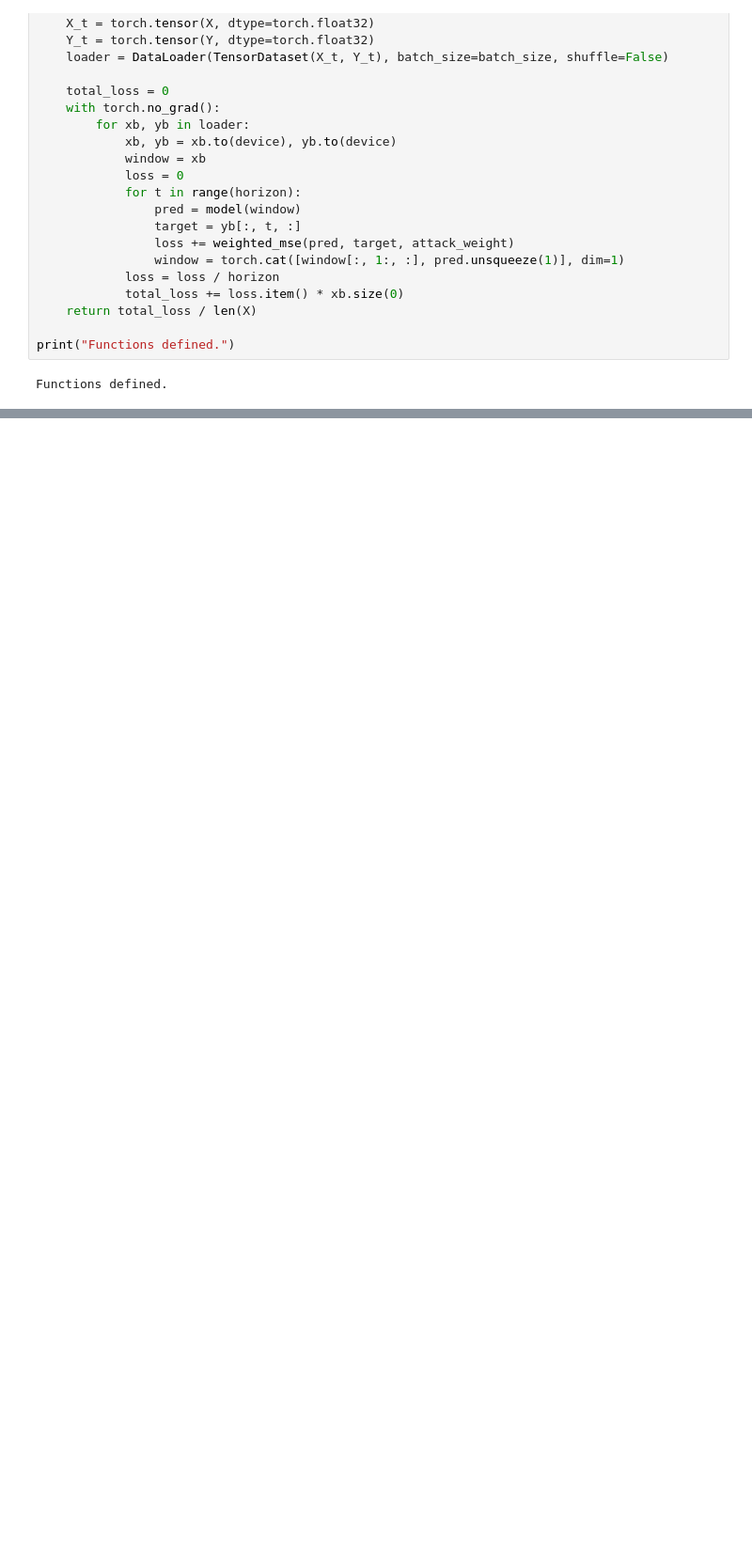
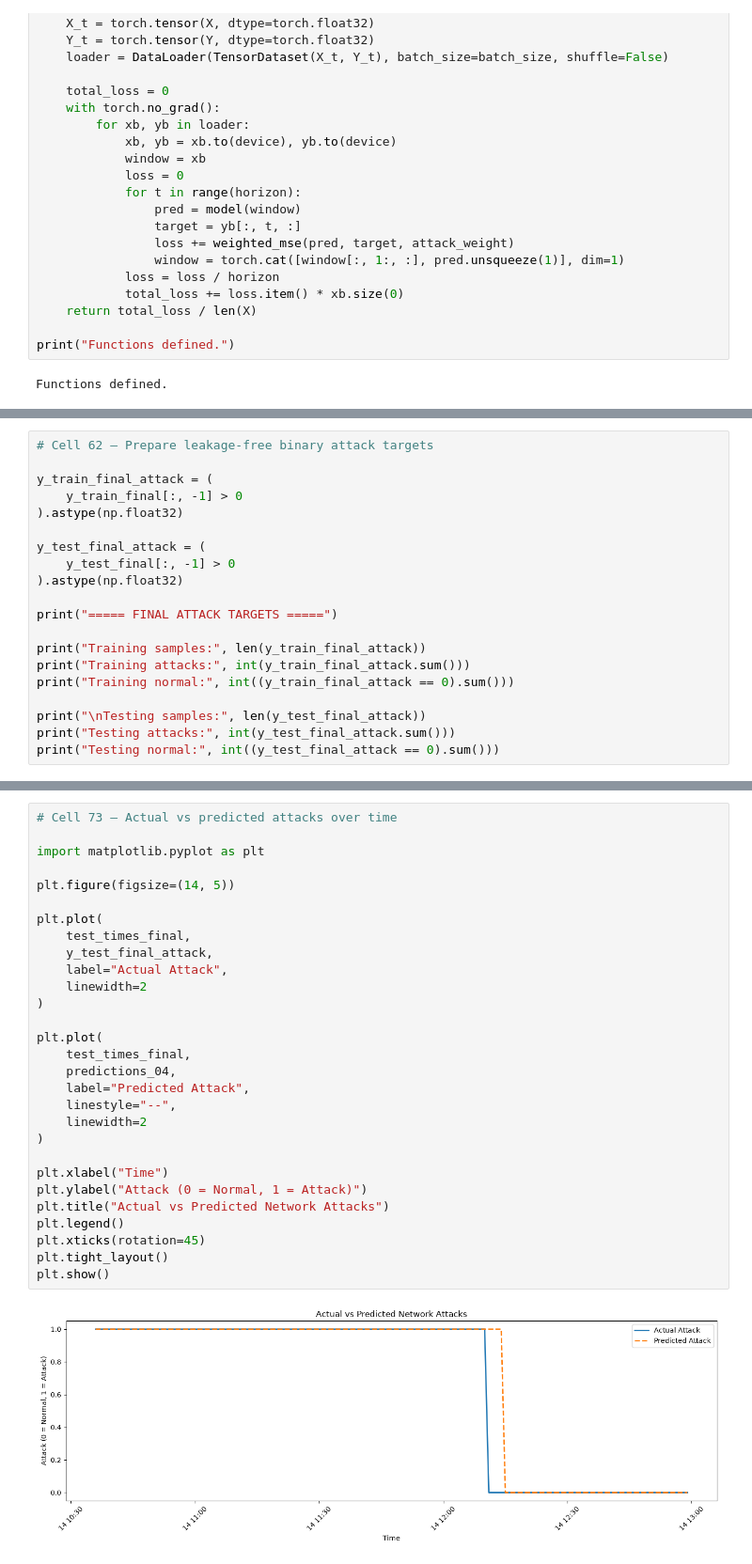
Before and after one commit to Harjotsinghcoder/breach_shield, a Jupyter notebook: Untitled.ipynb, the cells around one changed output, grey strips where cells are left out. Shown at 94% size. Cells and saved outputs as stored; diff of their text form; blank space fills up the shorter version.

Commit message:
Updated notebook and attack predictions

```diff
--- a/Untitled.ipynb
+++ b/Untitled.ipynb
@@ -710,0 +2004,20 @@ precision=0.916 recall=0.966 f1=0.938
+# %%
+# Cell 62 — Prepare leakage-free binary attack targets
+
+y_train_final_attack = (
+    y_train_final[:, -1] > 0
+).astype(np.float32)
+
+y_test_final_attack = (
+    y_test_final[:, -1] > 0
+).astype(np.float32)
+
+print("===== FINAL ATTACK TARGETS =====")
+
+print("Training samples:", len(y_train_final_attack))
+print("Training attacks:", int(y_train_final_attack.sum()))
+print("Training normal:", int((y_train_final_attack == 0).sum()))
+
+print("\nTesting samples:", len(y_test_final_attack))
+print("Testing attacks:", int(y_test_final_attack.sum()))
+print("Testing normal:", int((y_test_final_attack == 0).sum()))
@@ -710,0 +2553,31 @@ precision=0.916 recall=0.966 f1=0.938
+# %%
+# Cell 73 — Actual vs predicted attacks over time
+
+import matplotlib.pyplot as plt
+
+plt.figure(figsize=(14, 5))
+
+plt.plot(
+    test_times_final,
+    y_test_final_attack,
+    label="Actual Attack",
+    linewidth=2
+)
+
+plt.plot(
+    test_times_final,
+    predictions_04,
+    label="Predicted Attack",
+    linestyle="--",
+    linewidth=2
+)
+
+plt.xlabel("Time")
+plt.ylabel("Attack (0 = Normal, 1 = Attack)")
+plt.title("Actual vs Predicted Network Attacks")
+plt.legend()
+plt.xticks(rotation=45)
+plt.tight_layout()
+plt.show()
+# %% [output]
+[figure, added]
```
Also changed, not shown: parts of 91 cells of this notebook, 1 other file.
